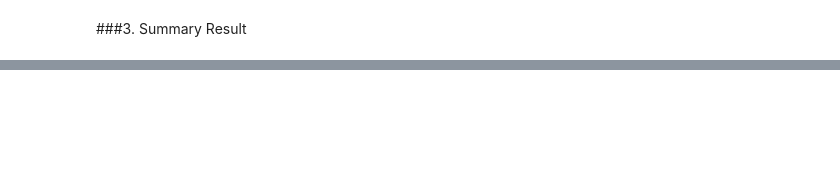
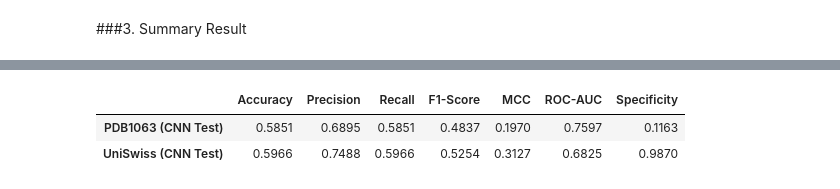
Before and after one commit to Alamsyah-WM/Predict-DNA-binding-protein-with-ML-and-DL, a Jupyter notebook: BioInformatik_UAS.ipynb, the cells around one changed output, grey strips where cells are left out. Saved outputs shown, nothing was run; the diff lists cells and outputs as text; code cells hidden in the pictures; blank space fills up the shorter version.

```diff
--- a/BioInformatik_UAS.ipynb
+++ b/BioInformatik_UAS.ipynb
@@ -761,0 +904,55 @@ display(results_df)
+# %%
+# Create a function to calculate and return summary metrics
+def calculate_summary_metrics(y_test, y_pred, y_prob):
+    accuracy = accuracy_score(y_test, y_pred)
+    precision = precision_score(y_test, y_pred, average='weighted', zero_division=0)
+    recall = recall_score(y_test, y_pred, average='weighted', zero_division=0)
+    f1 = f1_score(y_test, y_pred, average='weighted', zero_division=0)
+    mcc = matthews_corrcoef(y_test, y_pred)
+
+    # Calculate Specificity
+    cm = confusion_matrix(y_test, y_pred)
+    if cm.shape == (2, 2):
+        tn, fp, fn, tp = cm.ravel()
+        specificity = tn / (tn + fp) if (tn + fp) > 0 else 0.0
+    else:
+        specificity = np.nan # Handle cases that are not binary (shouldn't happen with this data)
+
+    # Calculate ROC AUC manually for each class and average
+    roc_auc_list = []
+    unique_classes = np.unique(y_test)
+    for i in unique_classes:
+        try:
+            # roc_auc_score expects true binary labels (is this class or not) and prediction probabilities for the positive class
+            roc_auc_list.append(roc_auc_score(y_test == i, y_prob[:, i]))
+        except ValueError:
+            # Handle cases where a class might have only one sample or other issues preventing AUC calculation
+            roc_auc_list.append(np.nan)
+
+    # Average the ROC AUC scores, ignoring NaNs
+    roc_auc = np.nanmean(roc_auc_list)
+
+    return {
+        "Accuracy": accuracy,
+        "Precision": precision,
+        "Recall": recall,
+        "F1-Score": f1,
+        "MCC": mcc,
+        "ROC-AUC": roc_auc,
+        "Specificity": specificity # Add Specificity to the results
+    }
+
+# Calculate metrics for PDB1063 and UniSwiss test sets
+test_metrics_pdb = calculate_summary_metrics(y_test_pdb, y_pred_pdb_test, y_prob_pdb_test)
+test_metrics_uni = calculate_summary_metrics(y_test_uni, y_pred_uni_test, y_prob_uni_test)
+
+# Create a DataFrame to display the results
+results_df = pd.DataFrame([test_metrics_pdb, test_metrics_uni],
+                          index=["PDB1063 (CNN Test)", "UniSwiss (CNN Test)"])
+
+# Display the DataFrame
+display(results_df.round(4))
+# %% [output]
+|  | Accuracy | Precision | Recall | F1-Score | MCC | ROC-AUC | Specificity |
+| PDB1063 (CNN Test) | 0.5851 | 0.6895 | 0.5851 | 0.4837 | 0.1970 | 0.7597 | 0.1163 |
+| UniSwiss (CNN Test) | 0.5966 | 0.7488 | 0.5966 | 0.5254 | 0.3127 | 0.6825 | 0.9870 |
```
Also changed, not shown: parts of 23 cells of this notebook.
